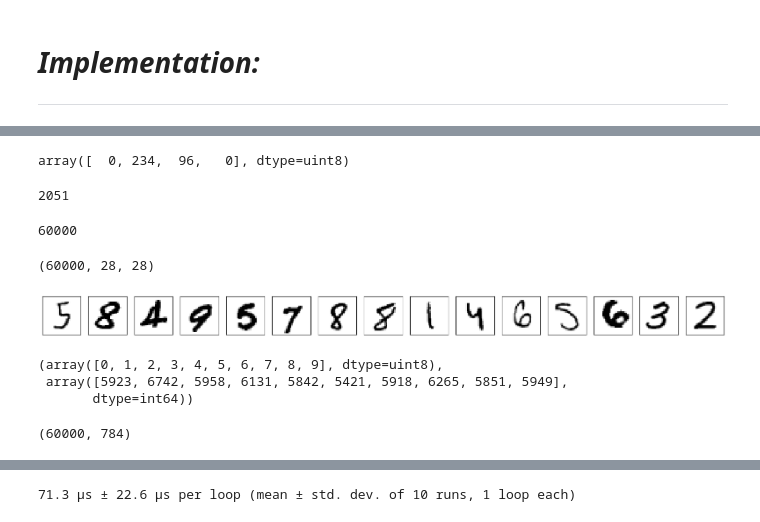
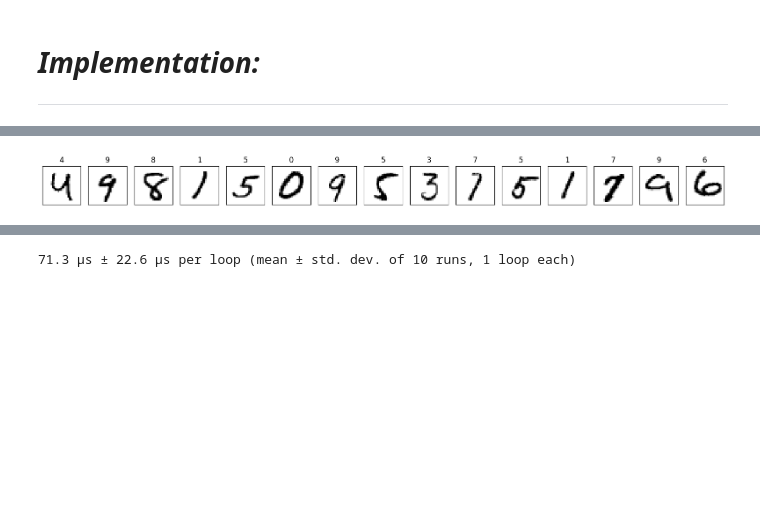
Before and after one commit to anoban/NNetworks, a Jupyter notebook: NNs From Scratch.ipynb, the cells around one changed output, grey strips where cells are left out. Saved outputs shown, nothing was run; the diff lists cells and outputs as text; code cells hidden in the pictures; blank space fills up the shorter version.

```diff
--- a/NNs From Scratch.ipynb
+++ b/NNs From Scratch.ipynb
@@ -355,24 +369,0 @@ train_x.data.shape
-# %%
-# the binary image data is in the following format
-# [offset] [type]          [value]          [description]
-# 0000     32 bit integer  0x00000803(2051) magic number
-# 0004     32 bit integer  10000            number of images
-# 0008     32 bit integer  28               number of rows
-# 0012     32 bit integer  28               number of columns
-# 0016     unsigned byte   ??               pixel
-# 0017     unsigned byte   ??               pixel
-
-train_x[5:9]
-# %% [output]
-array([  0, 234,  96,   0], dtype=uint8)
-# %%
-int.from_bytes(train_x[0:4], byteorder = "big")
-# %% [output]
-2051
-# %%
-# we have 60,000 images
-
-NIMAGES: int = int.from_bytes(train_x[4:8], byteorder = "big")
-NIMAGES
-# %% [output]
-60000
@@ -381,16 +370,15 @@ images = np.array([a.reshape(28, 28) for a in train_x[16:].reshape(60_000, PPIMA
-# %%
-images.shape
-# %% [output]
-(60000, 28, 28)
 # %%
-# we're good to go :)
+images = Idx3(r"./MNIST/train-images.idx3-ubyte")
+labels = Idx1(r"./MNIST/train-labels.idx1-ubyte")
 
 fig, axes = plt.subplots(nrows = 1, ncols = 15)
 fig.set_size_inches(20, 4)
-for ax, idx in zip(axes, np.random.choice(np.arange(0, 60_000), size = 15, replace = False)):
-    ax.imshow(images[idx], cmap = "binary")
+
+for ax, idx in zip(axes, np.random.choice(np.arange(0, images.count), size = 15, replace = False)):
+    ax.imshow(images[idx].reshape(28, 28), cmap = "binary")
+    ax.set_title(labels[idx])
     ax.set_xticks([])
     ax.set_yticks([])
 plt.show()
 # %% [output]
-[figure, old version]
+[figure, new version]
@@ -409,13 +384,0 @@ plt.show()
-# %%
-# there we go :)
-
-np.unique(train_y[8:], return_counts = True)
-# %% [output]
-(array([0, 1, 2, 3, 4, 5, 6, 7, 8, 9], dtype=uint8),
- array([5923, 6742, 5958, 6131, 5842, 5421, 5918, 6265, 5851, 5949],
-       dtype=int64))
-# %%
-train_x = train_x[16:].reshape(NIMAGES, PPIMAGE)
-train_x.shape
-# %% [output]
-(60000, 784)
```
Also changed, not shown: parts of 10 cells of this notebook.
